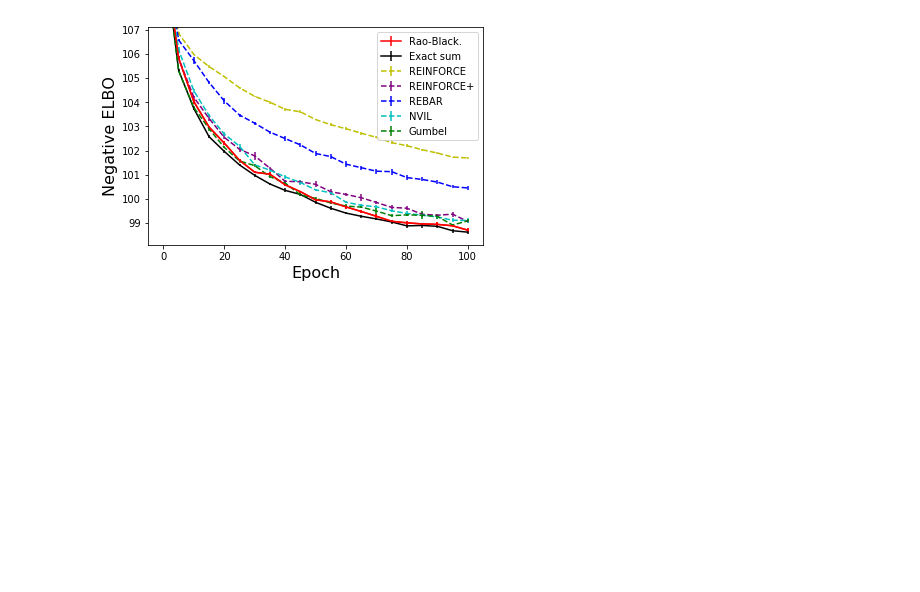
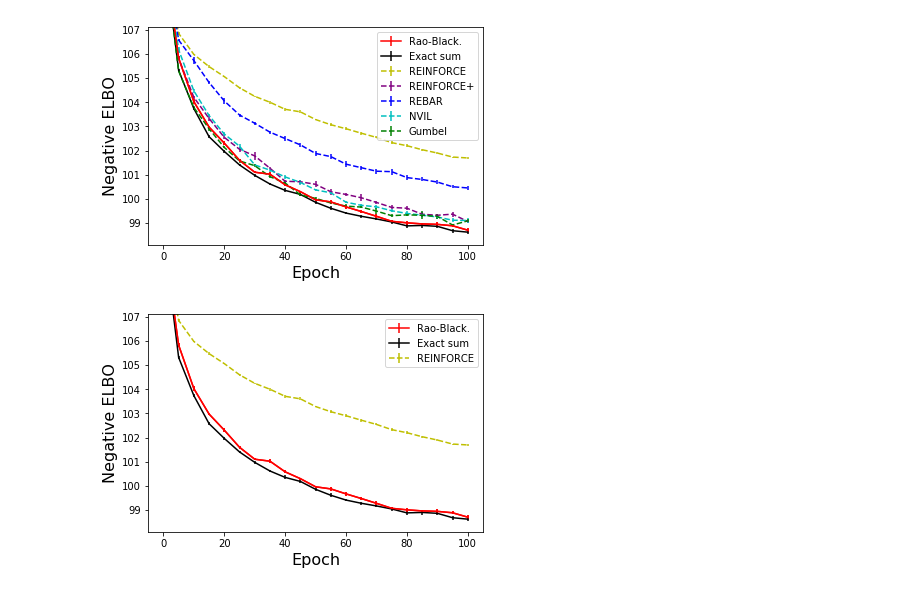
Before and after one commit to Runjing-Liu120/RaoBlackwellizedSGD, a Jupyter notebook: experiments/semisupervised_mnist/elbo_plots2.ipynb, the cells around one changed output. Cells and saved outputs as stored; diff of their text form; code cells hidden in the pictures; blank space fills up the shorter version.

```diff
--- a/experiments/semisupervised_mnist/elbo_plots2.ipynb
+++ b/experiments/semisupervised_mnist/elbo_plots2.ipynb
@@ -192,2 +192,42 @@ plt.savefig('../icml_figures/ss_mnist_elbo_path.png')
 # %% [output]
 [figure]
+# %%
+plt.errorbar(np.arange(21) * 5,
+            np.mean(topk_test_losses_array, axis = 0),
+            yerr= np.std(topk_test_losses_array, axis = 0) / np.sqrt(10),
+            label = 'Rao-Black.',
+            color = 'r')
+
+plt.errorbar(np.arange(21) * 5,
+            np.mean(fully_marg_test_losses_array, axis = 0),
+            yerr= np.std(fully_marg_test_losses_array, axis = 0) / np.sqrt(10),
+            label = 'Exact sum',
+            color = 'k',
+            linestyle = '-')
+
+plt.errorbar(np.arange(21) * 5,
+            np.mean(reinforce_test_losses_array, axis = 0),
+            yerr= np.std(reinforce_test_losses_array, axis = 0) / np.sqrt(10),
+            label = 'REINFORCE',
+            color = 'y',
+            linestyle = '--')
+
+plt.errorbar(np.arange(21) * 5,
+            np.mean(topk_test_losses_array, axis = 0),
+            yerr= np.std(topk_test_losses_array, axis = 0) / np.sqrt(10),
+            color = 'r')
+
+plt.legend()
+
+plt.ylim((98.1, 107.1))
+
+from matplotlib.ticker import StrMethodFormatter
+plt.gca().xaxis.set_major_formatter(StrMethodFormatter('{x:,.0f}')) #  decimal places
+
+
+plt.xlabel('Epoch', fontsize = 16)
+plt.ylabel('Negative ELBO', fontsize = 16)
+
+plt.savefig('../../../presentations/NERSC_update/figures/ss_mnist_elbo2.png')
+# %% [output]
+[figure, added]
```
Also changed, not shown: parts of 1 cell of this notebook.
